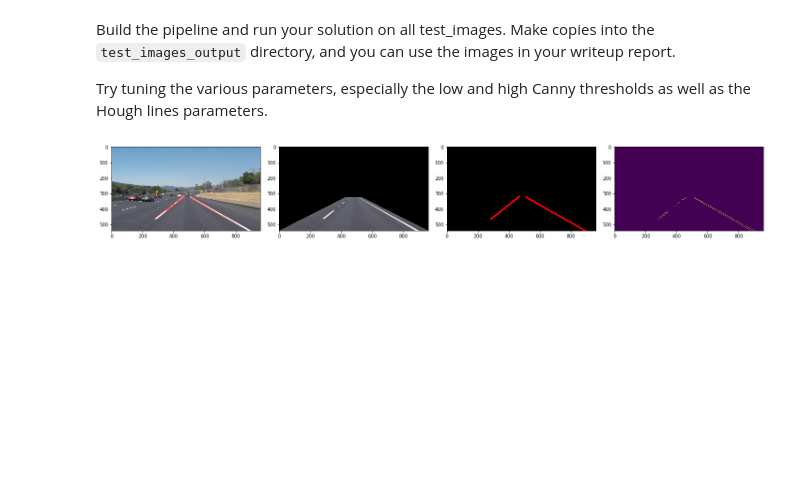
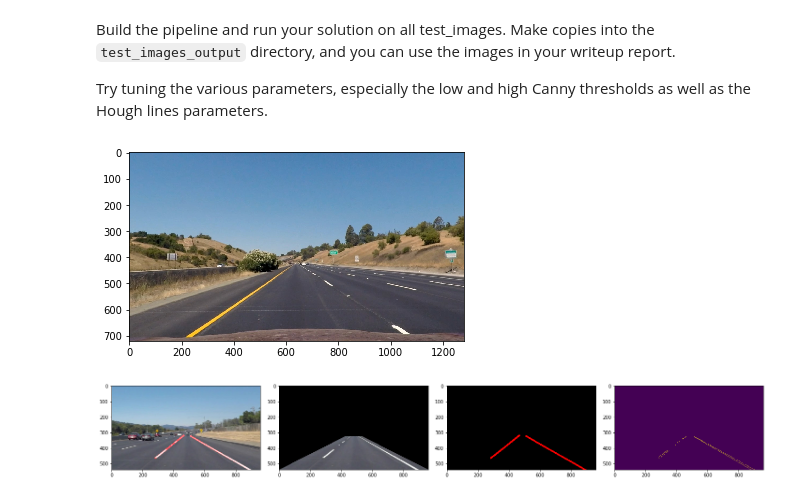
Before and after one commit to niechen/CarND-Advanced-Lane-Lines, a Jupyter notebook: P1.ipynb, the cells around one changed output. Drawn from its saved outputs; the diff is of its cells as text; code cells hidden in the pictures; blank space fills up the shorter version.

```diff
--- a/P1.ipynb
+++ b/P1.ipynb
@@ -91,6 +128,9 @@ This image is: <class 'numpy.ndarray'> with dimensions: (540, 960, 3)
 Below are some helper functions to help get you started. They should look familiar from the lesson!
 # %%
 import math
+
+def undistort(img):
+    return cv2.undistort(img, mtx, dist, None, mtx)
 
 def grayscale(img):
     """Applies the Grayscale transform
@@ -232,6 +274,17 @@ os.listdir("test_images/")
 Build the pipeline and run your solution on all test_images. Make copies into the `test_images_output` directory, and you can use the images in your writeup report.
 
 Try tuning the various parameters, especially the low and high Canny thresholds as well as the Hough lines parameters.
+# %%
+def find_lane(image):
+    undist = undistort(image)
+
+    plt.imshow(undist)
+# %%
+img = mpimg.imread("test_images/straight_lines1.jpg")
+# %%
+find_lane(img)
+# %% [output]
+[figure, added]
 # %%
 def find_lane(image):
     # Read in and grayscale the image
```
Also changed, not shown: parts of 12 cells of this notebook, 2 other files.
